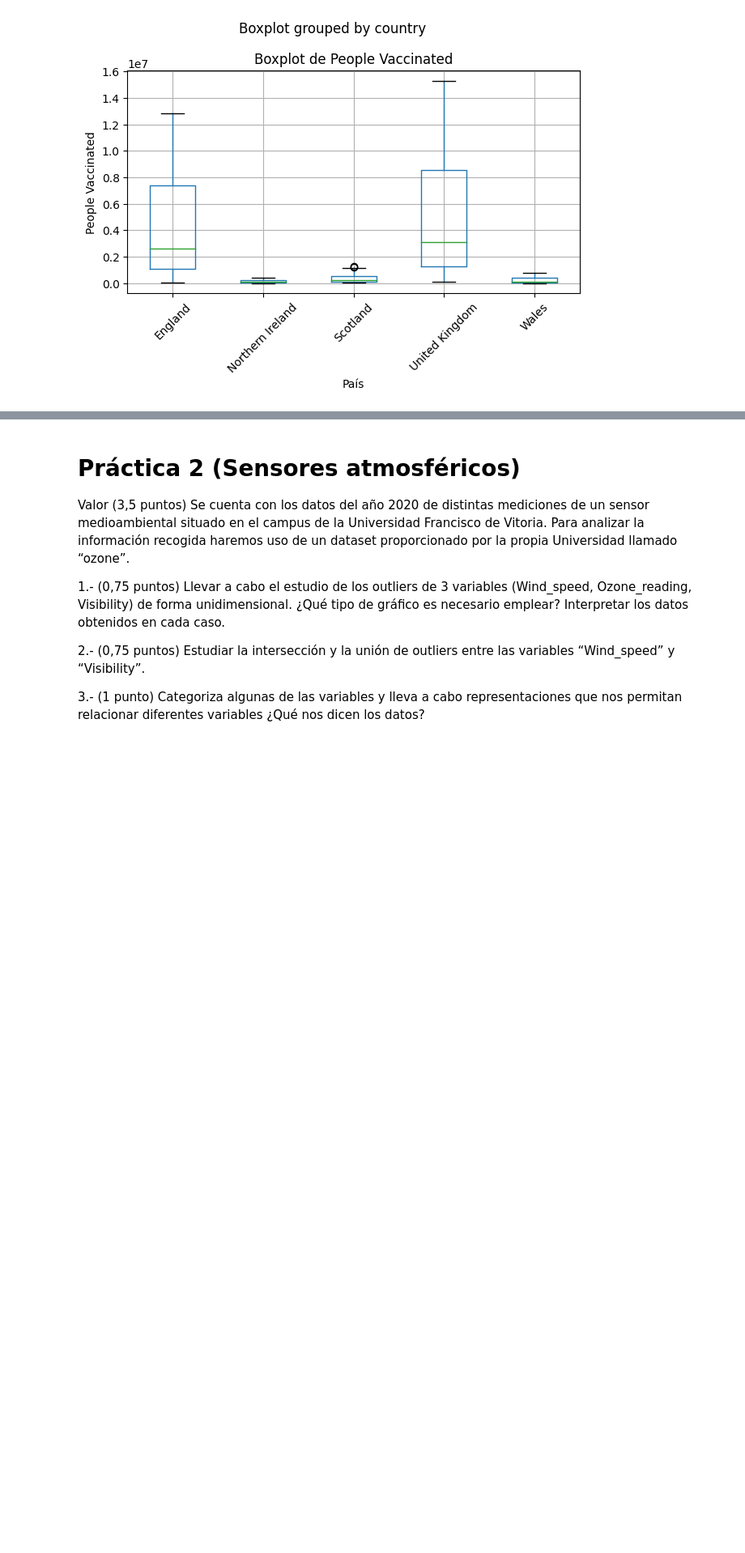
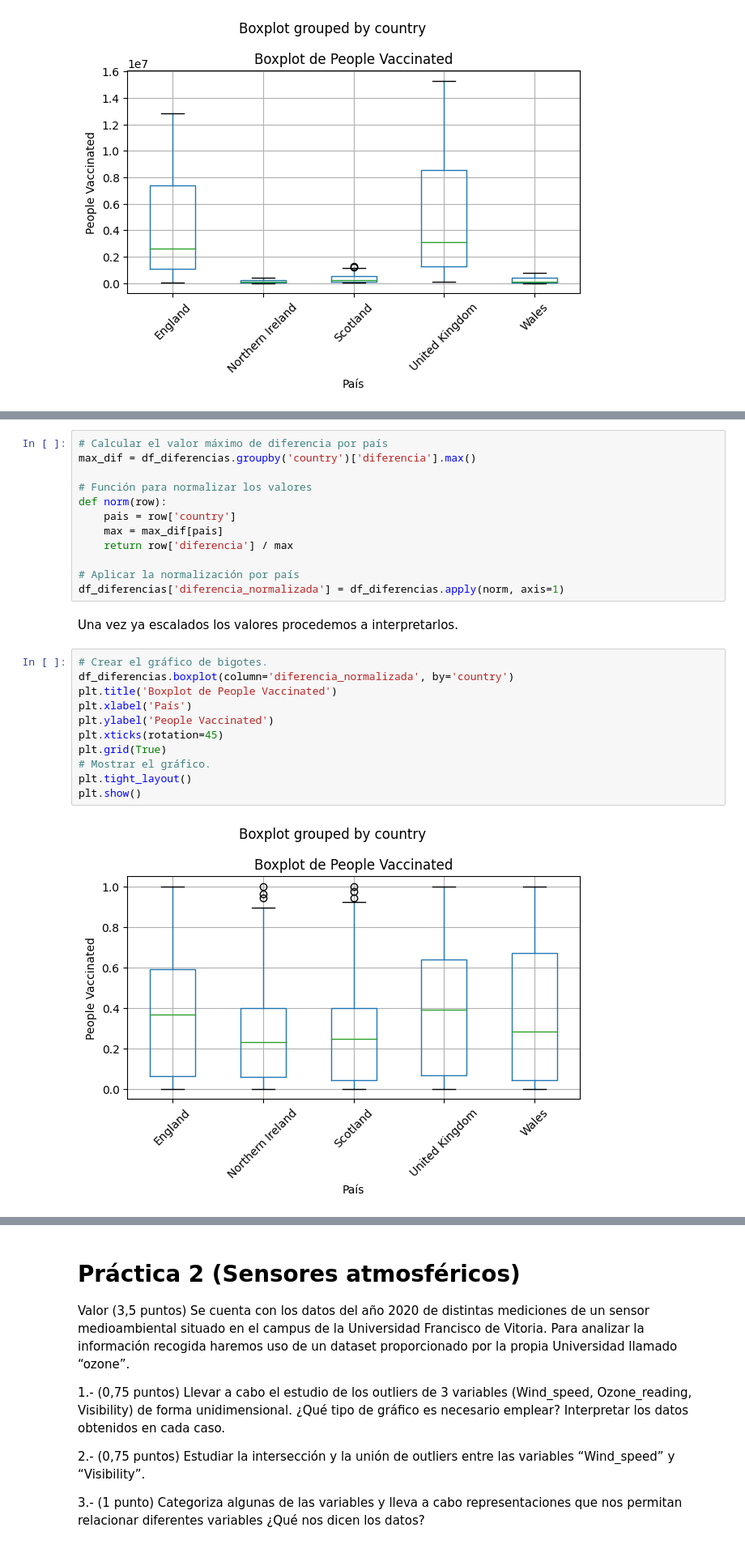
Before and after one commit to 9105507/MINERIA_DE_DATOS_23_24, a Jupyter notebook: LAB01_Preprocesamiento_y_visualización.ipynb, the cells around one changed output, grey strips where cells are left out. Shown at 81% size. Saved outputs shown, nothing was run; the diff lists cells and outputs as text; blank space fills up the shorter version.

```diff
--- a/LAB01_Preprocesamiento_y_visualización.ipynb
+++ b/LAB01_Preprocesamiento_y_visualización.ipynb
@@ -513,0 +585,27 @@ En el anterior gráfico de bigotes se puede ver como, Irlanda del norte, Escocia
+# %%
+# Calcular el valor máximo de diferencia por país
+max_dif = df_diferencias.groupby('country')['diferencia'].max()
+
+# Función para normalizar los valores
+def norm(row):
+    pais = row['country']
+    max = max_dif[pais]
+    return row['diferencia'] / max
+
+# Aplicar la normalización por país
+df_diferencias['diferencia_normalizada'] = df_diferencias.apply(norm, axis=1)
+# %% [markdown]
+Una vez ya escalados los valores procedemos a interpretarlos.
+# %%
+# Crear el gráfico de bigotes.
+df_diferencias.boxplot(column='diferencia_normalizada', by='country')
+plt.title('Boxplot de People Vaccinated')
+plt.xlabel('País')
+plt.ylabel('People Vaccinated')
+plt.xticks(rotation=45)
+plt.grid(True)
+# Mostrar el gráfico.
+plt.tight_layout()
+plt.show()
+# %% [output]
+[figure, added]
```
Also changed, not shown: parts of 29 cells of this notebook.
